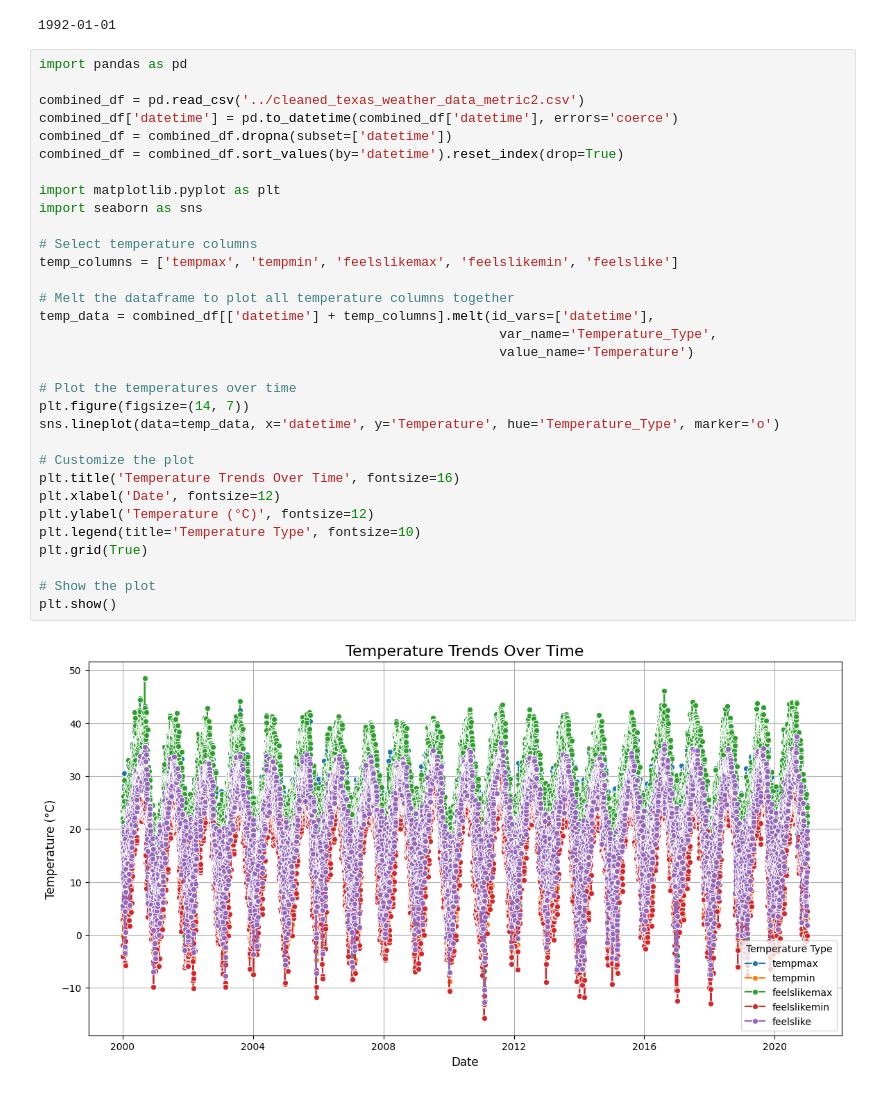
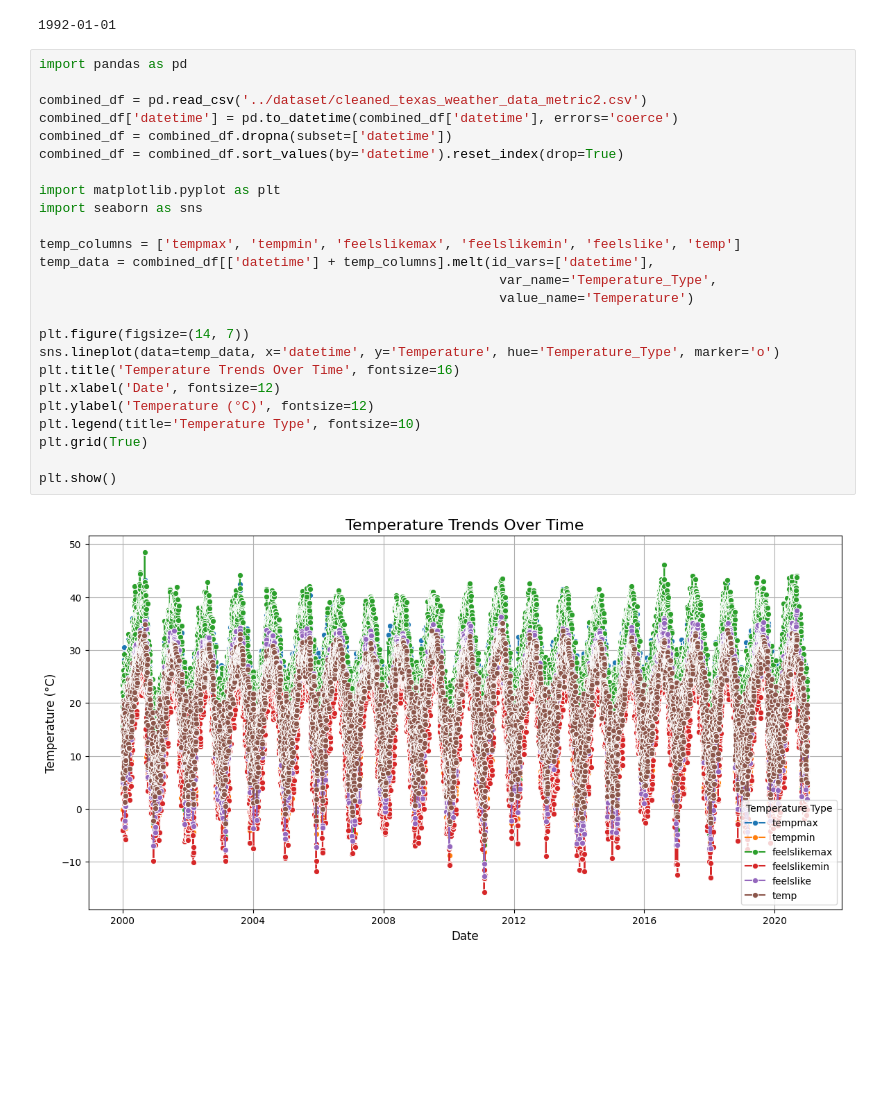
Before and after one commit to J0bster/forestfires_usa, a Jupyter notebook: Job/plot.ipynb, the cells around one changed output. Saved outputs shown, nothing was run; the diff lists cells and outputs as text; blank space fills up the shorter version.

Commit message:
added datasets and plots.

```diff
--- a/Job/plot.ipynb
+++ b/Job/plot.ipynb
@@ -138,37 +129,30 @@ print(df['DISCOVERY_DATE_NEW'].min())
 # %%
 import pandas as pd
 
-combined_df = pd.read_csv('../cleaned_texas_weather_data_metric2.csv')
+combined_df = pd.read_csv('../dataset/cleaned_texas_weather_data_metric2.csv')
 combined_df['datetime'] = pd.to_datetime(combined_df['datetime'], errors='coerce')
 combined_df = combined_df.dropna(subset=['datetime'])
 combined_df = combined_df.sort_values(by='datetime').reset_index(drop=True)
 
 import matplotlib.pyplot as plt
 import seaborn as sns
 
-# Select temperature columns
-temp_columns = ['tempmax', 'tempmin', 'feelslikemax', 'feelslikemin', 'feelslike']
-
-# Melt the dataframe to plot all temperature columns together
+temp_columns = ['tempmax', 'tempmin', 'feelslikemax', 'feelslikemin', 'feelslike', 'temp']
 temp_data = combined_df[['datetime'] + temp_columns].melt(id_vars=['datetime'],
                                                            var_name='Temperature_Type',
                                                            value_name='Temperature')
 
-# Plot the temperatures over time
 plt.figure(figsize=(14, 7))
 sns.lineplot(data=temp_data, x='datetime', y='Temperature', hue='Temperature_Type', marker='o')
-
-# Customize the plot
 plt.title('Temperature Trends Over Time', fontsize=16)
 plt.xlabel('Date', fontsize=12)
 plt.ylabel('Temperature (°C)', fontsize=12)
 plt.legend(title='Temperature Type', fontsize=10)
 plt.grid(True)
 
-# Show the plot
 plt.show()
 # %% [output]
-[figure, old version]
+[figure, new version]
 # %%
 import pandas as pd
 
```
Also changed, not shown: parts of 7 cells of this notebook, 4 other files.
